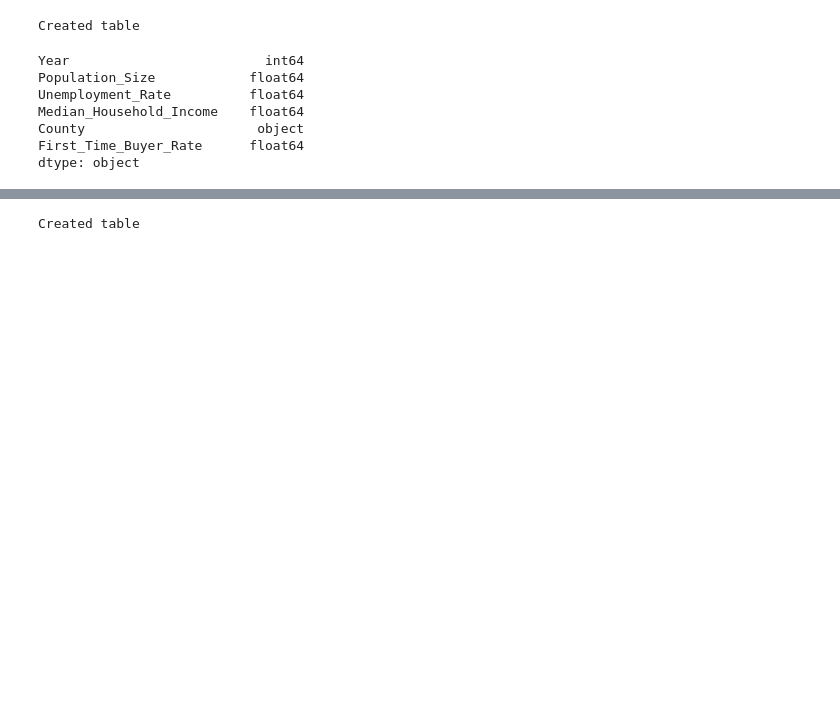
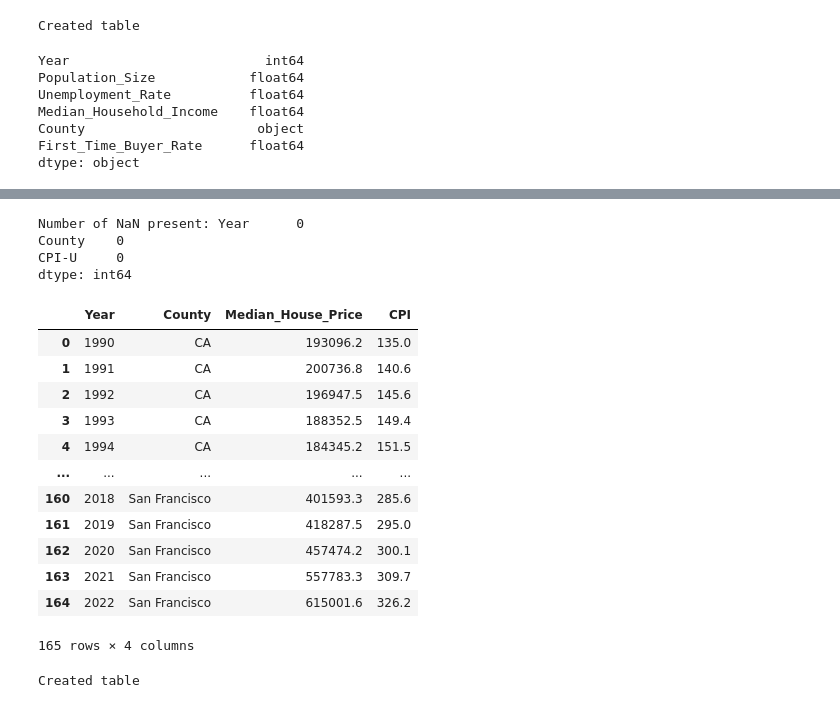
Before and after one commit to dpTuttle/final_project, a Jupyter notebook: Segment_2_Deliverables/Data_Load/Code/DataLoad_Population_Unemployment_MedianIncome_BuyerRate.ipynb, the cells around one changed output, grey strips where cells are left out. Cells and saved outputs as stored; diff of their text form; code cells hidden in the pictures; blank space fills up the shorter version.

```diff
--- a/Segment_2_Deliverables/Data_Load/Code/DataLoad_Population_Unemployment_MedianIncome_BuyerRate.ipynb
+++ b/Segment_2_Deliverables/Data_Load/Code/DataLoad_Population_Unemployment_MedianIncome_BuyerRate.ipynb
@@ -757,0 +759,5 @@ median_house_df.head()
+# %%
+# cpi_df to notebook
+cpi_df = pd.read_csv("../Completed_CSV/cpi.csv")
+cpi_df = cpi_df.drop(columns="Unnamed: 0")
+cpi_df.head()
@@ -758,3 +771,30 @@ median_house_df.head()
+# %%
+count_nan = cpi_df.isnull().sum()
+print('Number of NaN present: '+str(count_nan))
+# %% [output]
+Number of NaN present: Year      0
+County    0
+CPI-U     0
+dtype: int64
+# %%
+# Merge FTB dataframe with clean_final_df
+median_house_cpi_df = median_house_df.merge(cpi_df)
+median_house_cpi_df = median_house_cpi_df.rename(columns={"CPI-U":"CPI"})
+median_house_cpi_df
+# %% [output]
+|  | Year | County | Median_House_Price | CPI |
+| 0 | 1990 | CA | 193096.2 | 135.0 |
+| 1 | 1991 | CA | 200736.8 | 140.6 |
+| 2 | 1992 | CA | 196947.5 | 145.6 |
+| 3 | 1993 | CA | 188352.5 | 149.4 |
+| 4 | 1994 | CA | 184345.2 | 151.5 |
+| ... | ... | ... | ... | ... |
+| 160 | 2018 | San Francisco | 401593.3 | 285.6 |
+| 161 | 2019 | San Francisco | 418287.5 | 295.0 |
+| 162 | 2020 | San Francisco | 457474.2 | 300.1 |
+| 163 | 2021 | San Francisco | 557783.3 | 309.7 |
+| 164 | 2022 | San Francisco | 615001.6 | 326.2 |
+165 rows × 4 columns
 # %%
 # Connect to ElephantSQL Database
 conn2 = psycopg2.connect(database="tykbmuyn", user="tykbmuyn", password="tWS_mbAfmEAWeCLB7WEnDgIDmX9d123W", host="kashin.db.elephantsql.com", port="5432")
```
Also changed, not shown: parts of 4 cells of this notebook, 3 other files.
